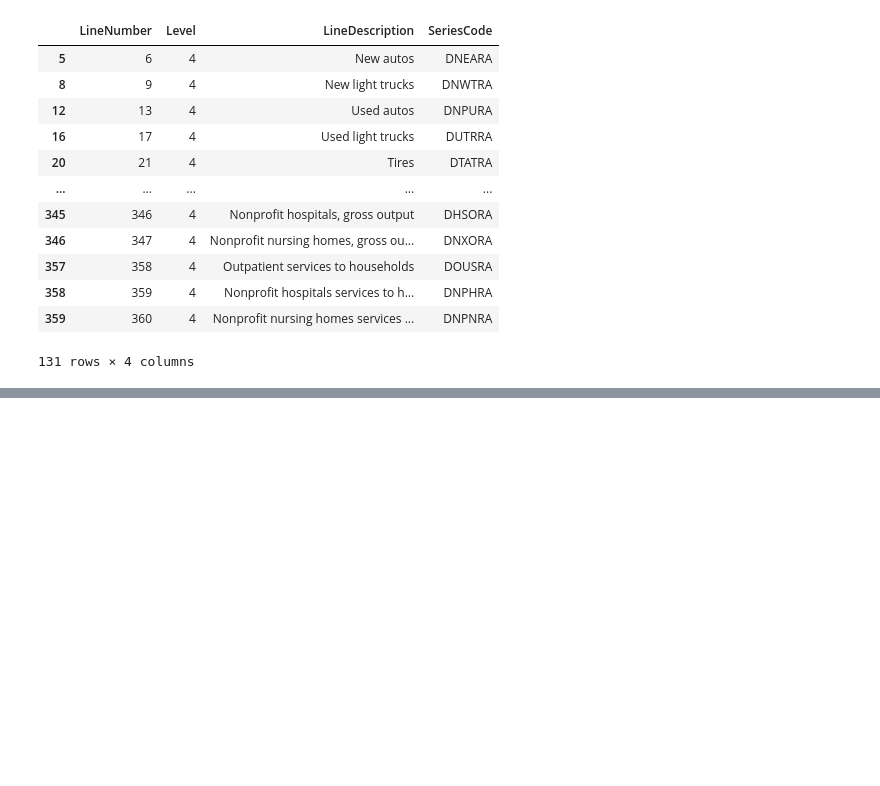
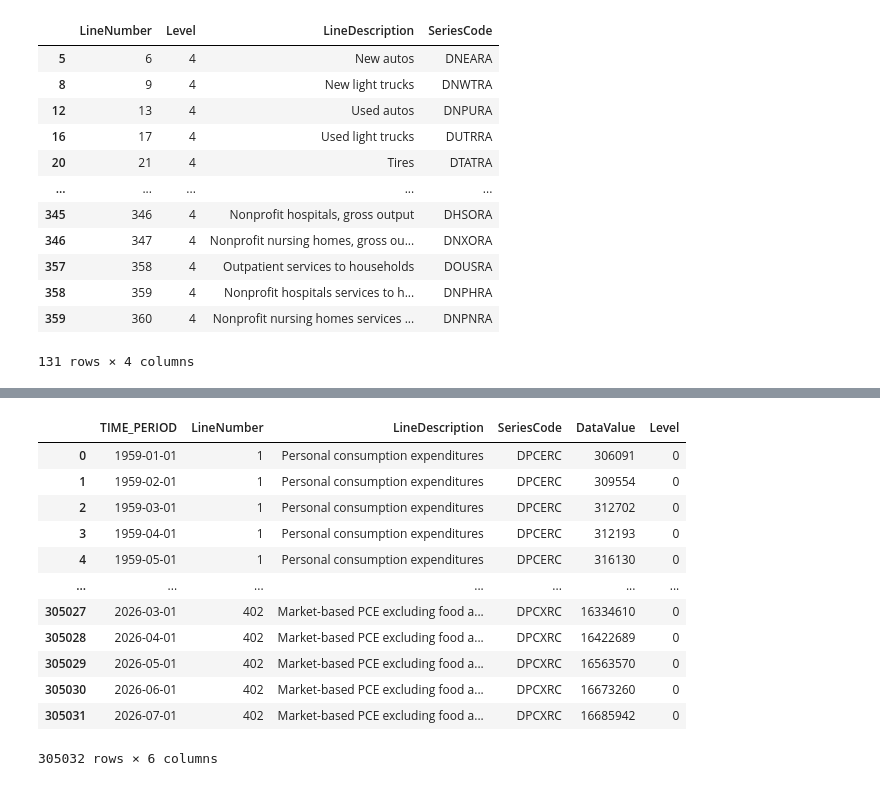
Before and after one commit to Lea-Gosselin/ismi-index, a Jupyter notebook: dataUS.ipynb, the cells around one changed output, grey strips where cells are left out. Drawn from its saved outputs; the diff is of its cells as text; code cells hidden in the pictures; blank space fills up the shorter version.

```diff
--- a/dataUS.ipynb
+++ b/dataUS.ipynb
@@ -87,0 +117,22 @@ index_raw
+# %%
+# Merge data on LineNumber - Quantites
+weights_raw.loc[weights_raw["LineNumber"].isin(levelPce.loc[levelPce["Level"]==niv, "LineNumber"]), ["LineNumber","LineDescription","SeriesCode"]].drop_duplicates()
+weights_raw = weights_raw.merge(
+    levelPce[["LineNumber","Level"]],
+    how="left",
+    on="LineNumber")
+weights_raw
+# %% [output]
+|  | TIME_PERIOD | LineNumber | LineDescription | SeriesCode | DataValue | Level |
+| 0 | 1959-01-01 | 1 | Personal consumption expenditures | DPCERC | 306091 | 0 |
+| 1 | 1959-02-01 | 1 | Personal consumption expenditures | DPCERC | 309554 | 0 |
+| 2 | 1959-03-01 | 1 | Personal consumption expenditures | DPCERC | 312702 | 0 |
+| 3 | 1959-04-01 | 1 | Personal consumption expenditures | DPCERC | 312193 | 0 |
+| 4 | 1959-05-01 | 1 | Personal consumption expenditures | DPCERC | 316130 | 0 |
+| ... | ... | ... | ... | ... | ... | ... |
+| 305027 | 2026-03-01 | 402 | Market-based PCE excluding food a... | DPCXRC | 16334610 | 0 |
+| 305028 | 2026-04-01 | 402 | Market-based PCE excluding food a... | DPCXRC | 16422689 | 0 |
+| 305029 | 2026-05-01 | 402 | Market-based PCE excluding food a... | DPCXRC | 16563570 | 0 |
+| 305030 | 2026-06-01 | 402 | Market-based PCE excluding food a... | DPCXRC | 16673260 | 0 |
+| 305031 | 2026-07-01 | 402 | Market-based PCE excluding food a... | DPCXRC | 16685942 | 0 |
+305032 rows × 6 columns
```
Also changed, not shown: parts of 14 cells of this notebook, 6 other files.
